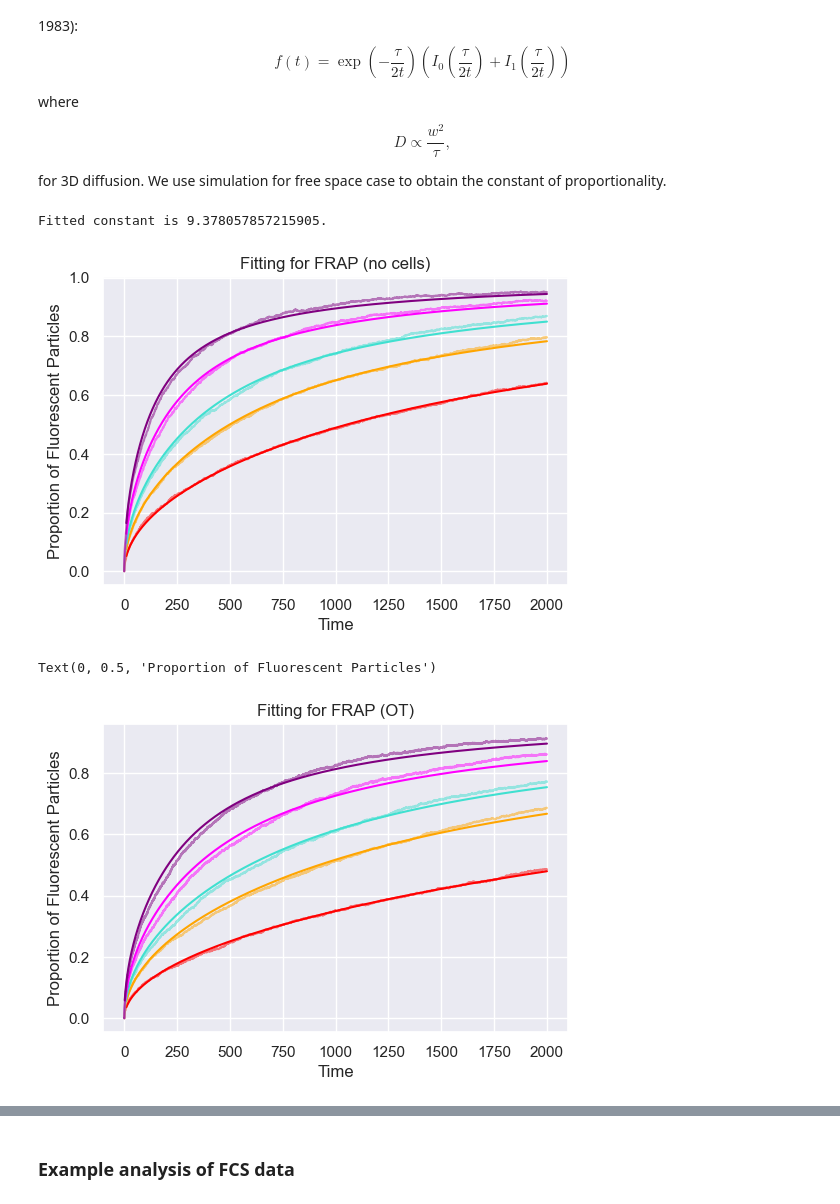
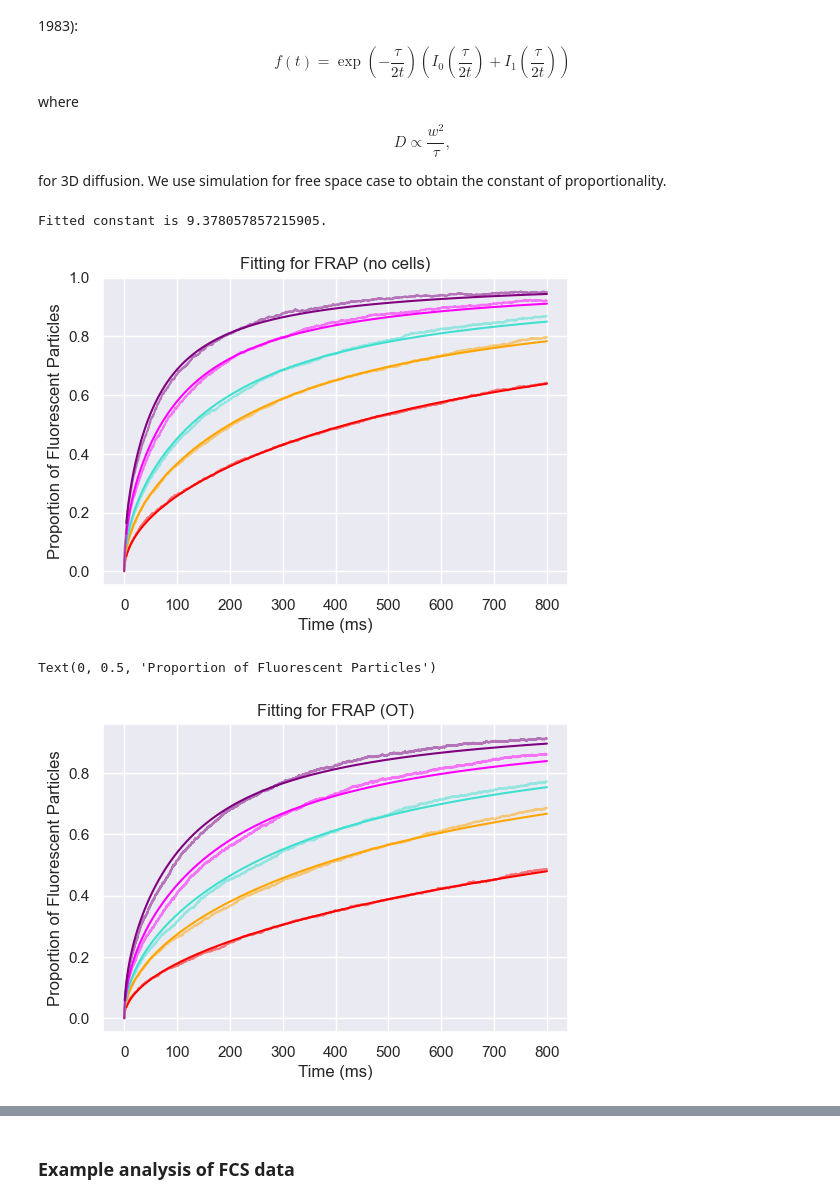
Before and after one commit to TimSaundersLab/image_based_particle_model, a Jupyter notebook: notebooks/analysis_examples.ipynb, the cells around one changed output, grey strips where cells are left out. Saved outputs shown, nothing was run; the diff lists cells and outputs as text; code cells hidden in the pictures.

```diff
--- a/notebooks/analysis_examples.ipynb
+++ b/notebooks/analysis_examples.ipynb
@@ -28,35 +28,36 @@ Ds = np.array([10, 20, 30, 50, 80]) # diffusion coefficient parameters used
 colors = ["red", "orange", "turquoise", "magenta", "purple", "lightpink"] # for plotting
 w = 300  # radius of frap in pixels
 T = 2000 # total time of frap (depends on simulation)
+time_step_ms = 0.4 # time per simulation time step in millisecond
 # %%
 # first fit for free space data
 FOLDER_PATH = "../toy_data/frap_data/no_cells"
 tau_no_cells = np.zeros_like(Ds)
 
 plt.figure(figsize=(6,4))
 for i in range(len(Ds)):
     subfolder = os.path.join(FOLDER_PATH, f"D{Ds[i]}")
     dt = 1 # discretization of simulation time depends on simulations
     time_array = np.arange(0, T+dt, dt)
     if os.path.exists(subfolder):
         intensity = np.zeros(len(time_array))
         intensity[1:], finf = u.get_no_cells_total_frap(subfolder)
         tau_no_cells[i] = u.fit_soumpasis_curve(intensity[5:], time_array[5:])
 
         # plot the curves to check fitting
-        plt.plot(time_array, intensity, label=f"{Ds[i]}", color=colors[i], alpha=0.5)
-        plt.plot(time_array[10:], u.soumpasis_function(time_array[10:], tau_no_cells[i], 1), color=colors[i])
+        plt.plot(time_array * time_step_ms, intensity, label=f"{Ds[i]}", color=colors[i], alpha=0.5)
+        plt.plot(time_array[10:] * time_step_ms, u.soumpasis_function(time_array[10:], tau_no_cells[i], 1), color=colors[i])
 
 plt.title("Fitting for FRAP (no cells)")
-plt.xlabel("Time")
+plt.xlabel("Time (ms)")
 plt.ylabel("Proportion of Fluorescent Particles")
 
 # obtain constant of proportionality
 k_no_cell = u.fit_no_cells_case(tau_no_cells, Ds, w)
 print(f"Fitted constant is {k_no_cell}.")
 # %% [output]
 Fitted constant is 9.378057857215905.
-[figure, old version]
+[figure, new version]
 # %%
 # Now fit for OT case
 FOLDER_PATH = "../toy_data/frap_data/ot"
@@ -79,15 +80,15 @@ for i in range(len(Ds)):
         tau_ot[i] = u.fit_soumpasis_curve(intensity[20:], time_array[20:])
 
         # plot the curves to check fitting
-        plt.plot(time_array, intensity, label=f"{Ds[i]}", color=colors[i], alpha=0.5)
-        plt.plot(time_array[10:], u.soumpasis_function(time_array[10:], tau_ot[i], 1), color=colors[i])
+        plt.plot(time_array * time_step_ms, intensity, label=f"{Ds[i]}", color=colors[i], alpha=0.5)
+        plt.plot(time_array[10:] * time_step_ms, u.soumpasis_function(time_array[10:], tau_ot[i], 1), color=colors[i])
 
 plt.title("Fitting for FRAP (OT)")
-plt.xlabel("Time")
+plt.xlabel("Time (ms)")
 plt.ylabel("Proportion of Fluorescent Particles")
 # %% [output]
 Text(0, 0.5, 'Proportion of Fluorescent Particles')
-[figure, old version]
+[figure, new version]
 # %%
 D_eff_no_cells = u.diffusion_coef(tau_no_cells, k_no_cell, w)
 D_eff_OT = u.diffusion_coef(tau_ot, k_no_cell, w)
```
Also changed, not shown: parts of 3 cells of this notebook, 17 other files.
